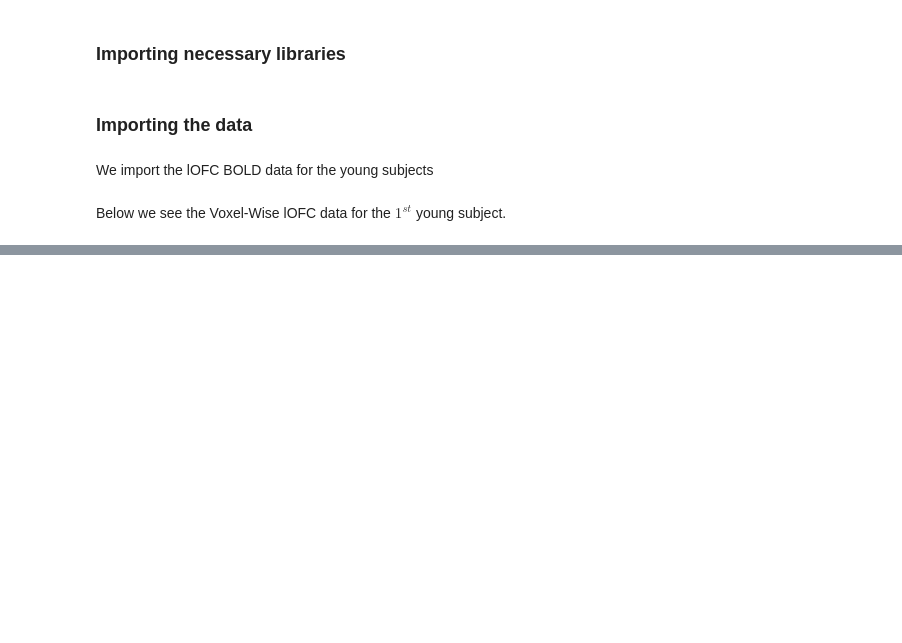
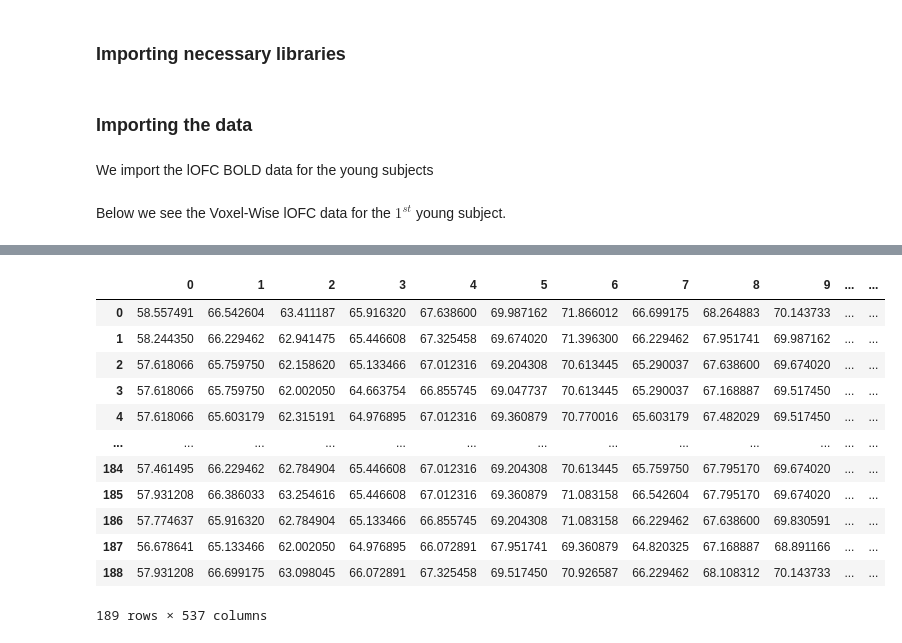
Before and after one commit to RishiDarkDevil/Neural-Uncertainty-Representation, a Jupyter notebook: PHATE.ipynb, the cells around one changed output, grey strips where cells are left out. Drawn from its saved outputs; the diff is of its cells as text; code cells hidden in the pictures; blank space fills up the shorter version.

```diff
--- a/PHATE.ipynb
+++ b/PHATE.ipynb
@@ -61,0 +68,16 @@ scp.plot.scatter2d(phate_embd, ticks=None, label_prefix='PHATE')
+# %%
+data1
+# %% [output]
+|  | 0 | 1 | 2 | 3 | 4 | 5 | 6 | 7 | 8 | 9 | ... | ... |
+| 0 | 58.557491 | 66.542604 | 63.411187 | 65.916320 | 67.638600 | 69.987162 | 71.866012 | 66.699175 | 68.264883 | 70.143733 | ... | ... |
+| 1 | 58.244350 | 66.229462 | 62.941475 | 65.446608 | 67.325458 | 69.674020 | 71.396300 | 66.229462 | 67.951741 | 69.987162 | ... | ... |
+| 2 | 57.618066 | 65.759750 | 62.158620 | 65.133466 | 67.012316 | 69.204308 | 70.613445 | 65.290037 | 67.638600 | 69.674020 | ... | ... |
+| 3 | 57.618066 | 65.759750 | 62.002050 | 64.663754 | 66.855745 | 69.047737 | 70.613445 | 65.290037 | 67.168887 | 69.517450 | ... | ... |
+| 4 | 57.618066 | 65.603179 | 62.315191 | 64.976895 | 67.012316 | 69.360879 | 70.770016 | 65.603179 | 67.482029 | 69.517450 | ... | ... |
+| ... | ... | ... | ... | ... | ... | ... | ... | ... | ... | ... | ... | ... |
+| 184 | 57.461495 | 66.229462 | 62.784904 | 65.446608 | 67.012316 | 69.204308 | 70.613445 | 65.759750 | 67.795170 | 69.674020 | ... | ... |
+| 185 | 57.931208 | 66.386033 | 63.254616 | 65.446608 | 67.012316 | 69.360879 | 71.083158 | 66.542604 | 67.795170 | 69.674020 | ... | ... |
+| 186 | 57.774637 | 65.916320 | 62.784904 | 65.133466 | 66.855745 | 69.204308 | 71.083158 | 66.229462 | 67.638600 | 69.830591 | ... | ... |
+| 187 | 56.678641 | 65.133466 | 62.002050 | 64.976895 | 66.072891 | 67.951741 | 69.360879 | 64.820325 | 67.168887 | 68.891166 | ... | ... |
+| 188 | 57.931208 | 66.699175 | 63.098045 | 66.072891 | 67.325458 | 69.517450 | 70.926587 | 66.229462 | 68.108312 | 70.143733 | ... | ... |
+189 rows × 537 columns
```
Also changed, not shown: parts of 9 cells of this notebook.
